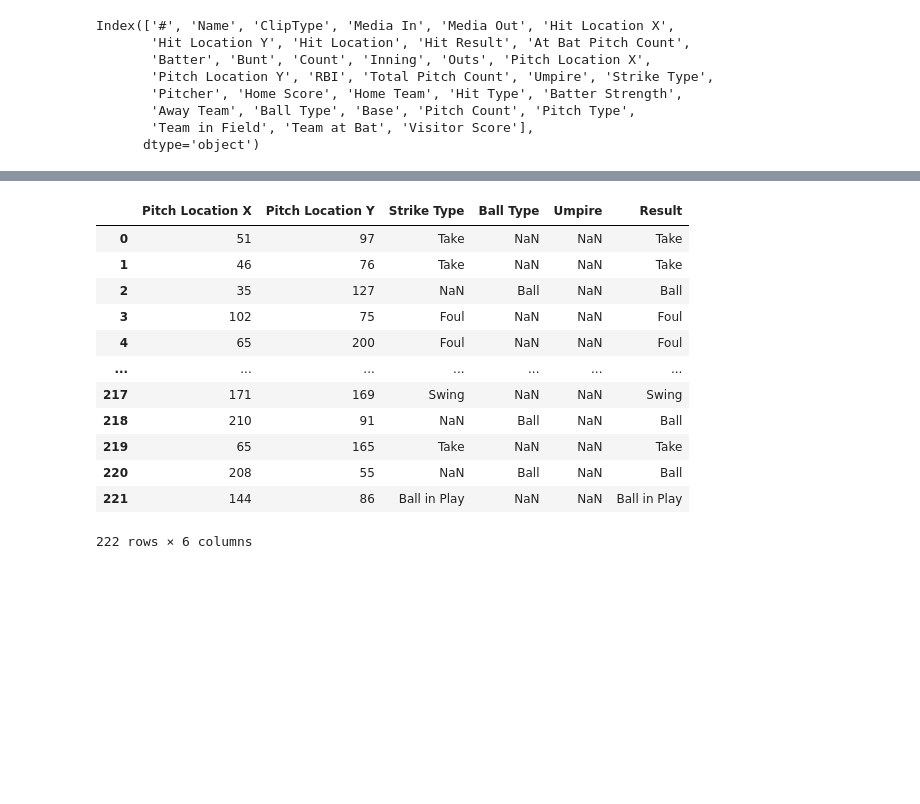
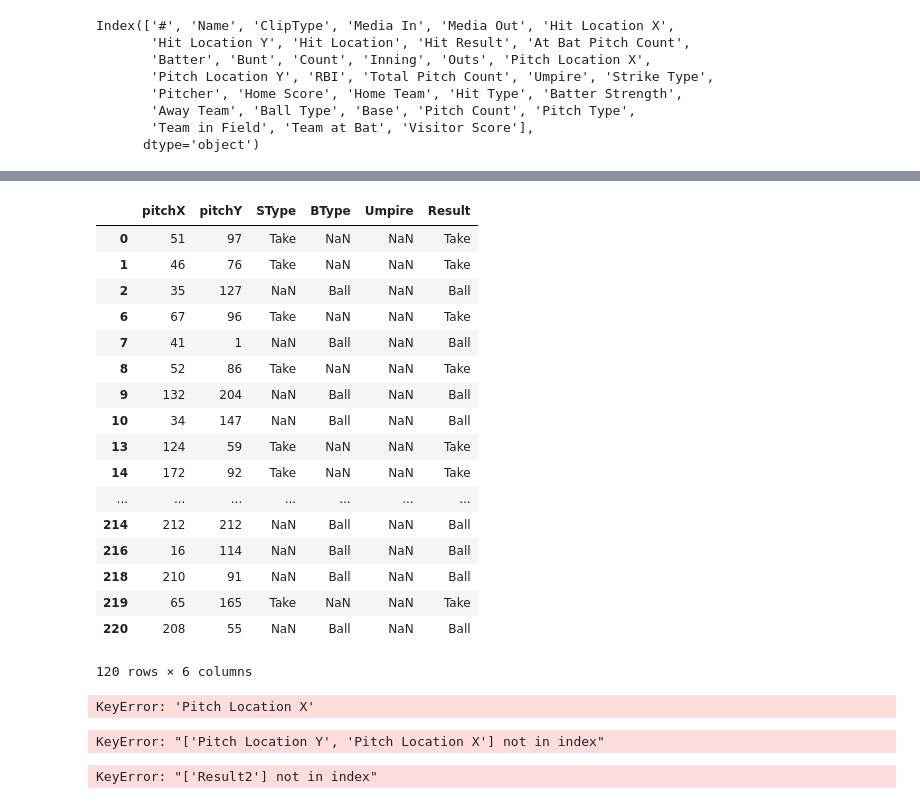
Before and after one commit to 2020-Computer-Vision/Classification, a Jupyter notebook: SVM/SVM.ipynb, the cells around one changed output, grey strips where cells are left out. Cells and saved outputs as stored; diff of their text form; code cells hidden in the pictures; blank space fills up the shorter version.

```diff
--- a/SVM/SVM.ipynb
+++ b/SVM/SVM.ipynb
@@ -40,17 +49,44 @@ See the caveats in the documentation: http://pandas.pydata.org/pandas-docs/stabl
   This is separate from the ipykernel package so we can avoid doing imports until
-# %%
-testDat
-# %% [output]
-|  | Pitch Location X | Pitch Location Y | Strike Type | Ball Type | Umpire | Result |
-| 0 | 51 | 97 | Take | NaN | NaN | Take |
-| 1 | 46 | 76 | Take | NaN | NaN | Take |
-| 2 | 35 | 127 | NaN | Ball | NaN | Ball |
-| 3 | 102 | 75 | Foul | NaN | NaN | Foul |
-| 4 | 65 | 200 | Foul | NaN | NaN | Foul |
-| ... | ... | ... | ... | ... | ... | ... |
-| 217 | 171 | 169 | Swing | NaN | NaN | Swing |
-| 218 | 210 | 91 | NaN | Ball | NaN | Ball |
-| 219 | 65 | 165 | Take | NaN | NaN | Take |
-| 220 | 208 | 55 | NaN | Ball | NaN | Ball |
-| 221 | 144 | 86 | Ball in Play | NaN | NaN | Ball in Play |
-222 rows × 6 columns
+# %%
+testDat2 = testDat[~testDat['Result'].isin(['Ball in Play', 'Swing', 'Foul', np.nan])]
+testDat2.Result.map({'Take': 1, 'Ball':0})
+testDat2.columns = ['pitchX', 'pitchY', 'SType', 'BType', 'Umpire', 'Result']
+testDat2
+# %% [output]
+|  | pitchX | pitchY | SType | BType | Umpire | Result |
+| 0 | 51 | 97 | Take | NaN | NaN | Take |
+| 1 | 46 | 76 | Take | NaN | NaN | Take |
+| 2 | 35 | 127 | NaN | Ball | NaN | Ball |
+| 6 | 67 | 96 | Take | NaN | NaN | Take |
+| 7 | 41 | 1 | NaN | Ball | NaN | Ball |
+| 8 | 52 | 86 | Take | NaN | NaN | Take |
+| 9 | 132 | 204 | NaN | Ball | NaN | Ball |
+| 10 | 34 | 147 | NaN | Ball | NaN | Ball |
+| 13 | 124 | 59 | Take | NaN | NaN | Take |
+| 14 | 172 | 92 | Take | NaN | NaN | Take |
+| ... | ... | ... | ... | ... | ... | ... |
+| 214 | 212 | 212 | NaN | Ball | NaN | Ball |
+| 216 | 16 | 114 | NaN | Ball | NaN | Ball |
+| 218 | 210 | 91 | NaN | Ball | NaN | Ball |
+| 219 | 65 | 165 | Take | NaN | NaN | Take |
+| 220 | 208 | 55 | NaN | Ball | NaN | Ball |
+120 rows × 6 columns
+# %%
+
+
+X = np.array((testDat2['Pitch Location X'].astype(float)))
+Y = np.array((testDat2['Pitch Location Y'].astype(float)))
+
+vec = np.array([X, Y]).reshape(120, 2)
+
+labels = np.array(testDat2['Result'])
+# %% [output]
+KeyError: 'Pitch Location X'
+# %%
+sns.lmplot('Pitch Location X', 'Pitch Location Y', data=testDat2, hue='Result', fit_reg=False)
+# %% [output]
+KeyError: "['Pitch Location Y', 'Pitch Location X'] not in index"
+# %%
+sns.lmplot('Pitch Location X', 'Pitch Location Y', data=testDat2, hue='Result2', fit_reg=False)
+# %% [output]
+KeyError: "['Result2'] not in index"
```
Also changed, not shown: parts of 7 cells of this notebook, 1 other file.
